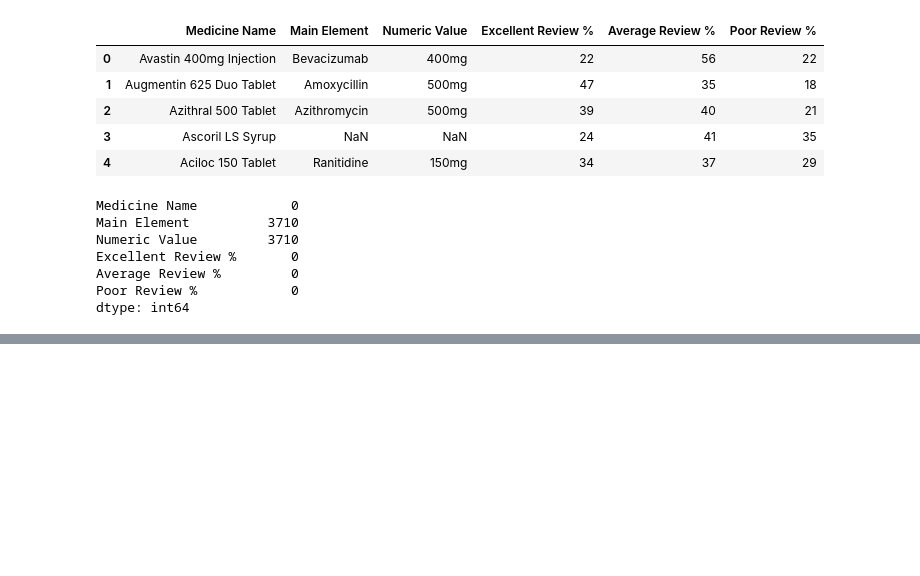
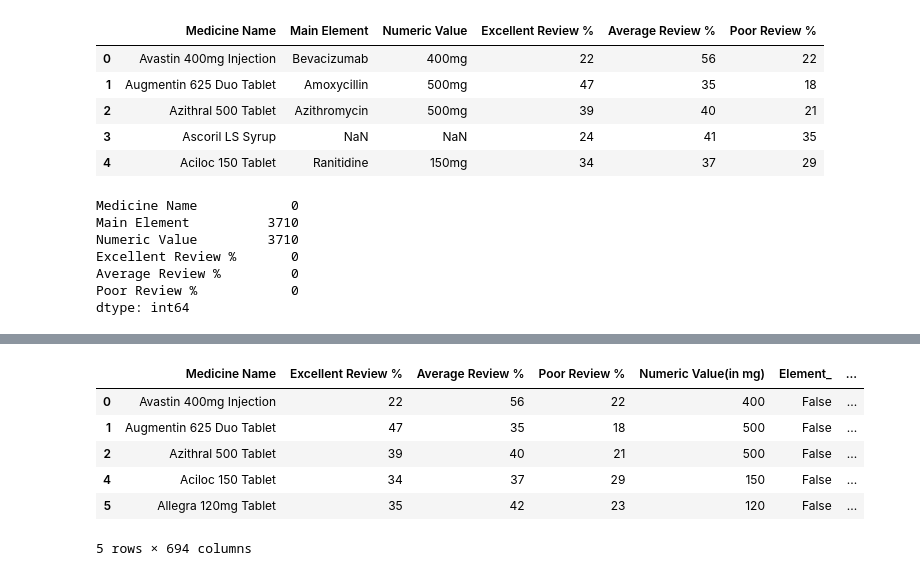
Before and after one commit to Pranjal-88/MediMatch, a Jupyter notebook: project.ipynb, the cells around one changed output, grey strips where cells are left out. Drawn from its saved outputs; the diff is of its cells as text; code cells hidden in the pictures; blank space fills up the shorter version.

```diff
--- a/project.ipynb
+++ b/project.ipynb
@@ -78,0 +97,10 @@ data.head(6)
+# %%
+data.head()
+# %% [output]
+|  | Medicine Name | Excellent Review % | Average Review % | Poor Review % | Numeric Value(in mg) | Element_ | ... |
+| 0 | Avastin 400mg Injection | 22 | 56 | 22 | 400 | False | ... |
+| 1 | Augmentin 625 Duo Tablet | 47 | 35 | 18 | 500 | False | ... |
+| 2 | Azithral 500 Tablet | 39 | 40 | 21 | 500 | False | ... |
+| 4 | Aciloc 150 Tablet | 34 | 37 | 29 | 150 | False | ... |
+| 5 | Allegra 120mg Tablet | 35 | 42 | 23 | 120 | False | ... |
+5 rows × 694 columns
```
Also changed, not shown: parts of 7 cells of this notebook.
